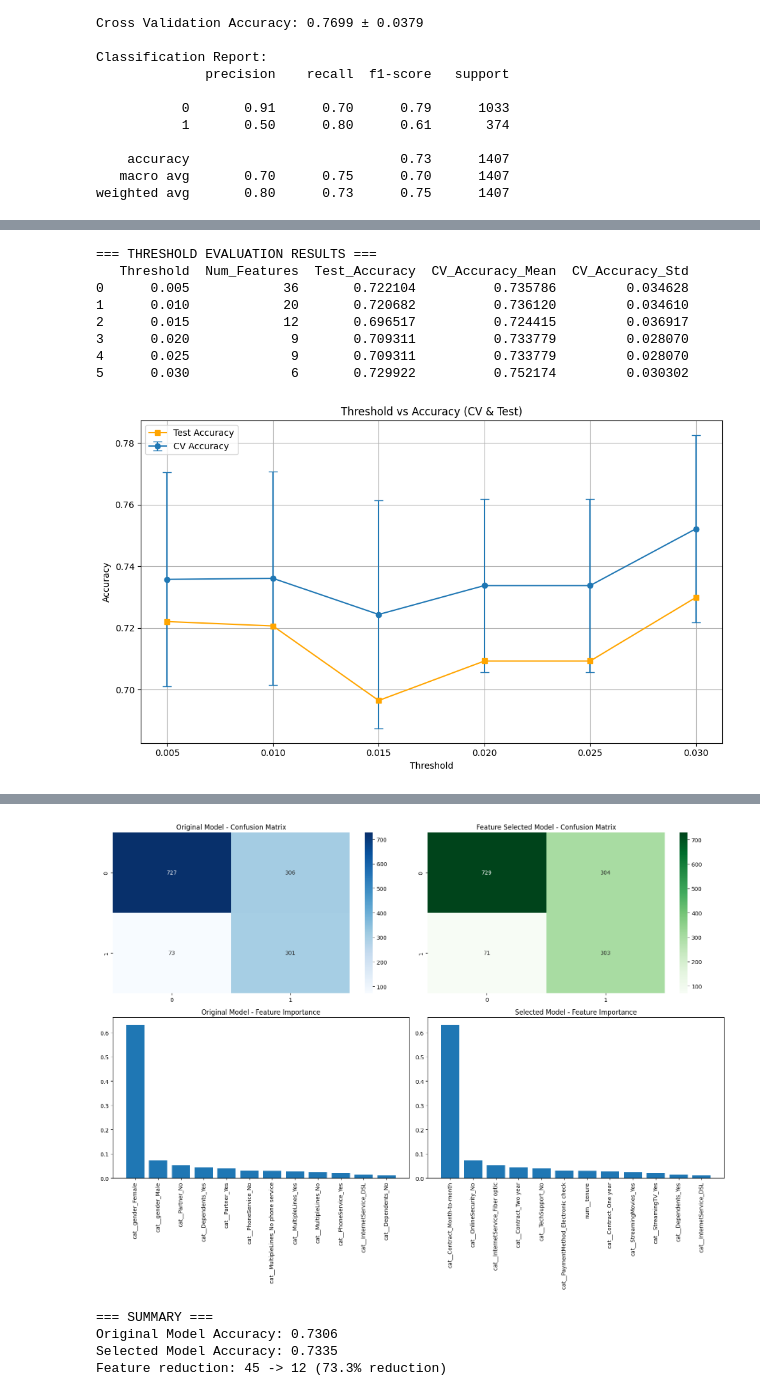
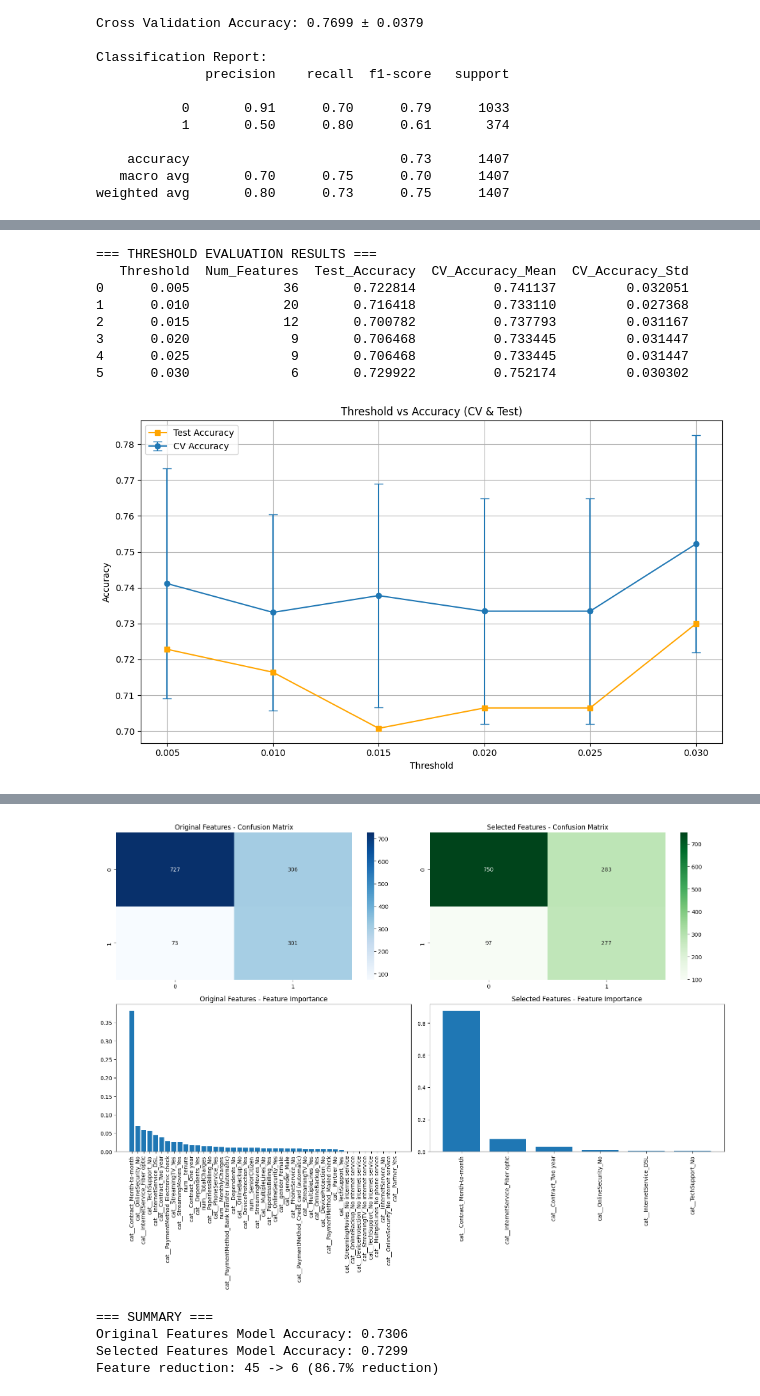
Before and after one commit to nailathaya/Pembelajaran-Mesin-Telco-Customer-Churn, a Jupyter notebook: tubes_pemsin.ipynb, the cells around one changed output, grey strips where cells are left out. Drawn from its saved outputs; the diff is of its cells as text; code cells hidden in the pictures.

Commit message:
update model

```diff
--- a/tubes_pemsin.ipynb
+++ b/tubes_pemsin.ipynb
@@ -94,6 +127,3 @@ plt.title("Missing Values Heatmap")
 plt.show()
 # %% [output]
 [figure]
-# %%
-for i in df.columns:
-    print(i, df[i].unique())
@@ -224,3 +245,0 @@ Name: count, dtype: int64
-# %%
-for i in final_df.columns:
-    print(i, final_df[i].unique())
@@ -383,7 +376,7 @@ Classification Report:
    macro avg       0.70      0.75      0.70      1407
 weighted avg       0.80      0.73      0.75      1407
 # %%
-importances_rf = rf_model.feature_importances_
+importances_rf = model.feature_importances_
 importance_df = pd.DataFrame({
     'feature': X_sampled.columns,
     'importance': importances_rf
@@ -410,7 +387,7 @@ thresholds = [0.005, 0.01, 0.015, 0.02, 0.025, 0.03]
 results = []
 
 cv = StratifiedKFold(n_splits=10, shuffle=True, random_state=42)
-
+best_params = joblib.load('models/grid_search.pkl').best_params_
 for t in thresholds:
     selected = importance_df[importance_df['importance'] >= t]['feature']
     if len(selected) < 2:
@@ -419,13 +396,13 @@ for t in thresholds:
     X_train_sel = X_sampled[selected]
     X_test_sel = X_test[selected]
 
-    rf = RandomForestClassifier(random_state=42)
+    model_thresh = XGBClassifier(**best_params)
 
-    rf.fit(X_train_sel, y_sampled)
-    y_pred_sel = rf.predict(X_test_sel)
+    model_thresh.fit(X_train_sel, y_sampled)
+    y_pred_sel = model_thresh.predict(X_test_sel)
     test_acc = accuracy_score(y_test, y_pred_sel)
 
-    cv_scores = cross_val_score(rf, X_train_sel, y_sampled, cv=cv, scoring='accuracy', n_jobs=-1)
+    cv_scores = cross_val_score(model_thresh, X_train_sel, y_sampled, cv=cv, scoring='accuracy', n_jobs=-1)
     cv_mean = cv_scores.mean()
     cv_std = cv_scores.std()
 
@@ -456,17 +433,17 @@ plt.show()
 # %% [output]
 === THRESHOLD EVALUATION RESULTS ===
    Threshold  Num_Features  Test_Accuracy  CV_Accuracy_Mean  CV_Accuracy_Std
-0      0.005            36       0.722104          0.735786         0.034628
-1      0.010            20       0.720682          0.736120         0.034610
-2      0.015            12       0.696517          0.724415         0.036917
-3      0.020             9       0.709311          0.733779         0.028070
-4      0.025             9       0.709311          0.733779         0.028070
+0      0.005            36       0.722814          0.741137         0.032051
+1      0.010            20       0.716418          0.733110         0.027368
+2      0.015            12       0.700782          0.737793         0.031167
+3      0.020             9       0.706468          0.733445         0.031447
+4      0.025             9       0.706468          0.733445         0.031447
 5      0.030             6       0.729922          0.752174         0.030302
-[figure, old version]
+[figure, new version]
 # %%
 print("=== FEATURE IMPORTANCE ANALYSIS ===")
 
-threshold = 0.015
+threshold = 0.03
 important_features = importance_df[importance_df['importance'] >= threshold]['feature'].tolist()
 
 print(f"\nFeatures with importance >= {threshold}: {len(important_features)}")
@@ -481,12 +458,13 @@ print(f"Original features: {X_sampled.shape[1]}")
 print(f"Selected features: {X_train_selected.shape[1]}")
 
 print("=== RETRAINING MODEL SETELAH FEATURE SELECTION ===")
-rf_model_selected = rf_model
+best_params = joblib.load('models/grid_search.pkl').best_params_
+model_selected = XGBClassifier(**best_params)
 
-rf_model_selected.fit(X_train_selected, y_sampled)
+model_selected.fit(X_train_selected, y_sampled)
 
-y_train_pred_selected = rf_model_selected.predict(X_train_selected)
-y_pred_selected = rf_model_selected.predict(X_test_selected)
+y_train_pred_selected = model_selected.predict(X_train_selected)
+y_pred_selected = model_selected.predict(X_test_selected)
 
 train_accuracy_selected = accuracy_score(y_sampled, y_train_pred_selected)
 test_accuracy_selected = accuracy_score(y_test, y_pred_selected)
@@ -498,7 +476,7 @@ print(f"Test Accuracy:  {test_accuracy_selected:.4f}")
 if 'X_sampled' in locals() and 'y_sampled' in locals():
     X_sampled_selected = X_sampled[important_features]
     skf = StratifiedKFold(n_splits=10, shuffle=True, random_state=42)
-    cv_scores_selected = cross_val_score(rf_model_selected, X_sampled_selected, y_sampled, cv=skf, scoring='accuracy')
+    cv_scores_selected = cross_val_score(model_selected, X_sampled_selected, y_sampled, cv=skf, scoring='accuracy')
     print(f"Cross Validation Accuracy: {cv_scores_selected.mean():.4f} ± {cv_scores_selected.std():.4f}")
 
 print("\nClassification Report (Selected Features):")
@@ -509,13 +487,13 @@ fig, axes = plt.subplots(2, 2, figsize=(16, 12))
 
 # Confusion Matrix - Original Model
 sns.heatmap(confusion_matrix(y_test, y_pred), annot=True, fmt='d', cmap='Blues', ax=axes[0,0])
-axes[0,0].set_title('Original Model - Confusion Matrix')
+axes[0,0].set_title('Original Features - Confusion Matrix')
 
 # Confusion Matrix - Selected Features Model
 sns.heatmap(confusion_matrix(y_test, y_pred_selected), annot=True, fmt='d', cmap='Greens', ax=axes[0,1])
-axes[0,1].set_title('Feature Selected Model - Confusion Matrix')
+axes[0,1].set_title('Selected Features - Confusion Matrix')
 
-importances_rf = rf_model.feature_importances_
+importances_rf = model.feature_importances_
 
 # Feature Importance - Original Model
 sorted_idx = np.argsort(importances_rf)[::-1]
@@ -525,10 +503,10 @@ sorted_features = X_sampled.columns[sorted_idx]
 axes[1, 0].bar(range(len(sorted_idx)), sorted_importances, tick_label=sorted_features)
 axes[1, 0].set_xticks(range(len(sorted_idx)))
 axes[1, 0].set_xticklabels(sorted_features, rotation=90)
-axes[1, 0].set_title('Original Model - Feature Importance')
+axes[1, 0].set_title('Original Features - Feature Importance')
 
 # Feature Importance - Selected Features Model
-importances_selected = rf_model_selected.feature_importances_
+importances_selected = model_selected.feature_importances_
 sorted_idx_selected = np.argsort(importances_selected)[::-1]
 sorted_features_selected = [important_features[i] for i in sorted_idx_selected]
 
@@ -536,20 +514,20 @@ axes[1, 1].bar(range(len(importances_selected)), importances_selected[sorted_idx
                tick_label=sorted_features_selected)
 axes[1, 1].set_xticks(range(len(importances_selected)))
 axes[1, 1].set_xticklabels(sorted_features_selected, rotation=90)
-axes[1, 1].set_title('Selected Model - Feature Importance')
+axes[1, 1].set_title('Selected Features - Feature Importance')
 
 plt.tight_layout()
 plt.show()
 
 # Summary Model
 print(f"\n=== SUMMARY ===")
-print(f"Original Model Accuracy: {accuracy_score(y_test, y_pred):.4f}")
-print(f"Selected Model Accuracy: {accuracy_score(y_test, y_pred_selected):.4f}")
+print(f"Original Features Model Accuracy: {accuracy_score(y_test, y_pred):.4f}")
+print(f"Selected Features Model Accuracy: {accuracy_score(y_test, y_pred_selected):.4f}")
 print(f"Feature reduction: {X_sampled.shape[1]} -> {X_train_selected.shape[1]} ({((X_sampled.shape[1] - X_train_selected.shape[1]) / X_sampled.shape[1] * 100):.1f}% reduction)")
 
 # Save model baru (jika performa lebih bagus)
 if test_accuracy_selected >= accuracy_score(y_test, y_pred) * 0.95:
-    joblib.dump((rf_model_selected, important_features), "models/best_model_selected_features.pkl")
+    joblib.dump((model_selected, important_features), "models/best_model_selected_features.pkl")
 # %% [output]
 === FEATURE IMPORTANCE ANALYSIS ===
 
@@ -571,5 +549,5 @@ weighted avg       0.80      0.73      0.75      1407
-[figure, old version]
+[figure, new version]
 === SUMMARY ===
-Original Model Accuracy: 0.7306
-Selected Model Accuracy: 0.7335
-Feature reduction: 45 -> 12 (73.3% reduction)
+Original Features Model Accuracy: 0.7306
+Selected Features Model Accuracy: 0.7299
+Feature reduction: 45 -> 6 (86.7% reduction)
```
Also changed, not shown: parts of 27 cells of this notebook, 3 other files.
